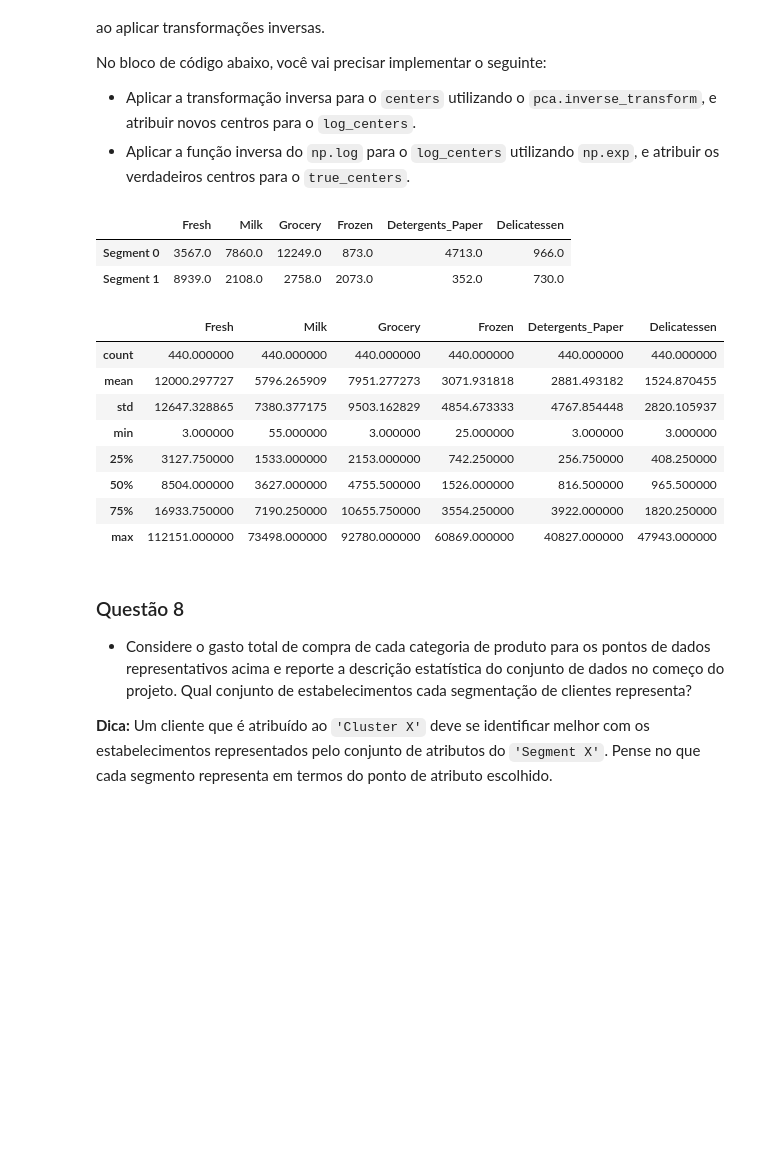
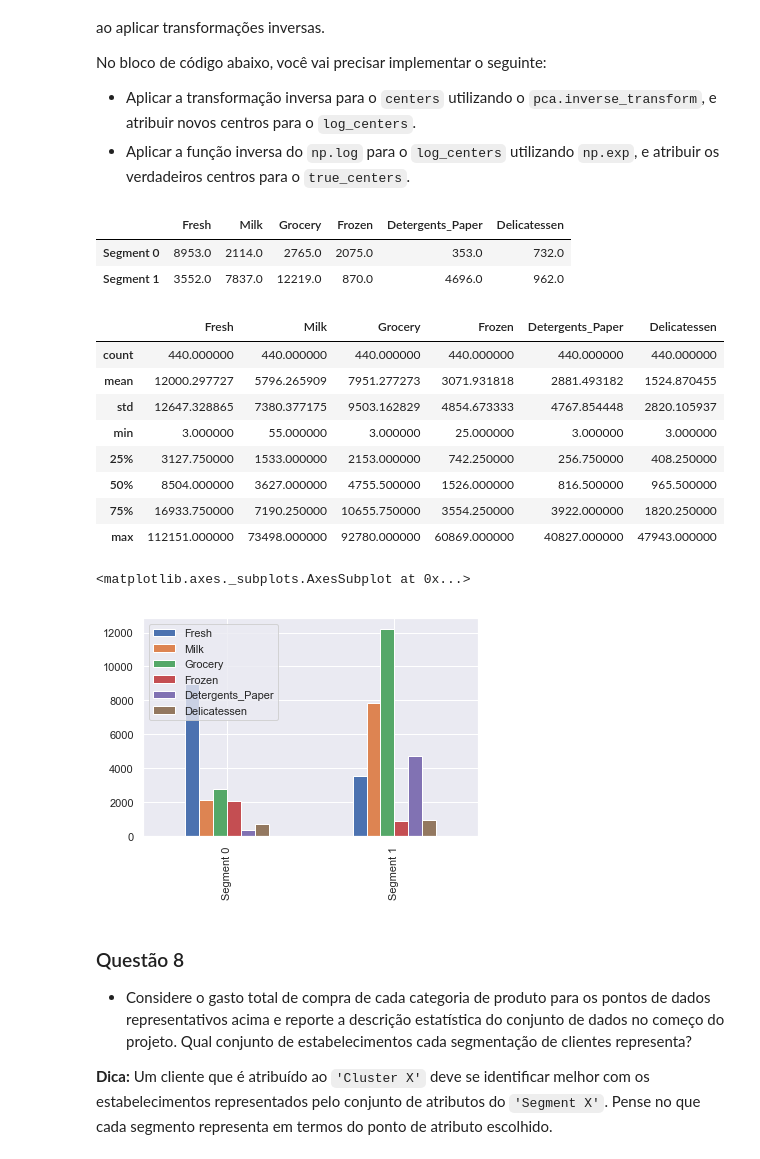
Before and after one commit to isaelanjos/customer_segments, a Jupyter notebook: customer_segments_PT.ipynb, the cells around one changed output. Cells and saved outputs as stored; diff of their text form; code cells hidden in the pictures; blank space fills up the shorter version.

```diff
--- a/customer_segments_PT.ipynb
+++ b/customer_segments_PT.ipynb
@@ -538,20 +557,24 @@ No bloco de código abaixo, você vai precisar implementar o seguinte:
 # %%
 # TODO: Transforme inversamento os centros
 log_centers = pca.inverse_transform(centers)
 
 # TODO: Exponencie os centros
 true_centers = np.exp(log_centers)
 
 # Mostre os verdadeiros centros
 segments = ['Segment {}'.format(i) for i in range(0,len(centers))]
 true_centers = pd.DataFrame(np.round(true_centers), columns = data.keys())
 true_centers.index = segments
 display(true_centers)
 display(data.describe())
+
+# Segments bars
+segments_plot = pd.DataFrame(np.round(true_centers), columns = data.keys())
+display(segments_plot.plot(kind="bar"))
 # %% [output]
 |  | Fresh | Milk | Grocery | Frozen | Detergents_Paper | Delicatessen |
-| Segment 0 | 3567.0 | 7860.0 | 12249.0 | 873.0 | 4713.0 | 966.0 |
-| Segment 1 | 8939.0 | 2108.0 | 2758.0 | 2073.0 | 352.0 | 730.0 |
+| Segment 0 | 8953.0 | 2114.0 | 2765.0 | 2075.0 | 353.0 | 732.0 |
+| Segment 1 | 3552.0 | 7837.0 | 12219.0 | 870.0 | 4696.0 | 962.0 |
 |  | Fresh | Milk | Grocery | Frozen | Detergents_Paper | Delicatessen |
 | count | 440.000000 | 440.000000 | 440.000000 | 440.000000 | 440.000000 | 440.000000 |
 | mean | 12000.297727 | 5796.265909 | 7951.277273 | 3071.931818 | 2881.493182 | 1524.870455 |
@@ -561,6 +584,8 @@ display(data.describe())
 | 50% | 8504.000000 | 3627.000000 | 4755.500000 | 1526.000000 | 816.500000 | 965.500000 |
 | 75% | 16933.750000 | 7190.250000 | 10655.750000 | 3554.250000 | 3922.000000 | 1820.250000 |
 | max | 112151.000000 | 73498.000000 | 92780.000000 | 60869.000000 | 40827.000000 | 47943.000000 |
+<matplotlib.axes._subplots.AxesSubplot at 0x...>
+[figure, added]
 # %% [markdown]
 ### Questão 8
 - Considere o gasto total de compra de cada categoria de produto para os pontos de dados representativos acima e reporte a descrição estatística do conjunto de dados no começo do projeto. Qual conjunto de estabelecimentos cada segmentação de clientes representa?
```
Also changed, not shown: parts of 11 cells of this notebook, 1 other file.
